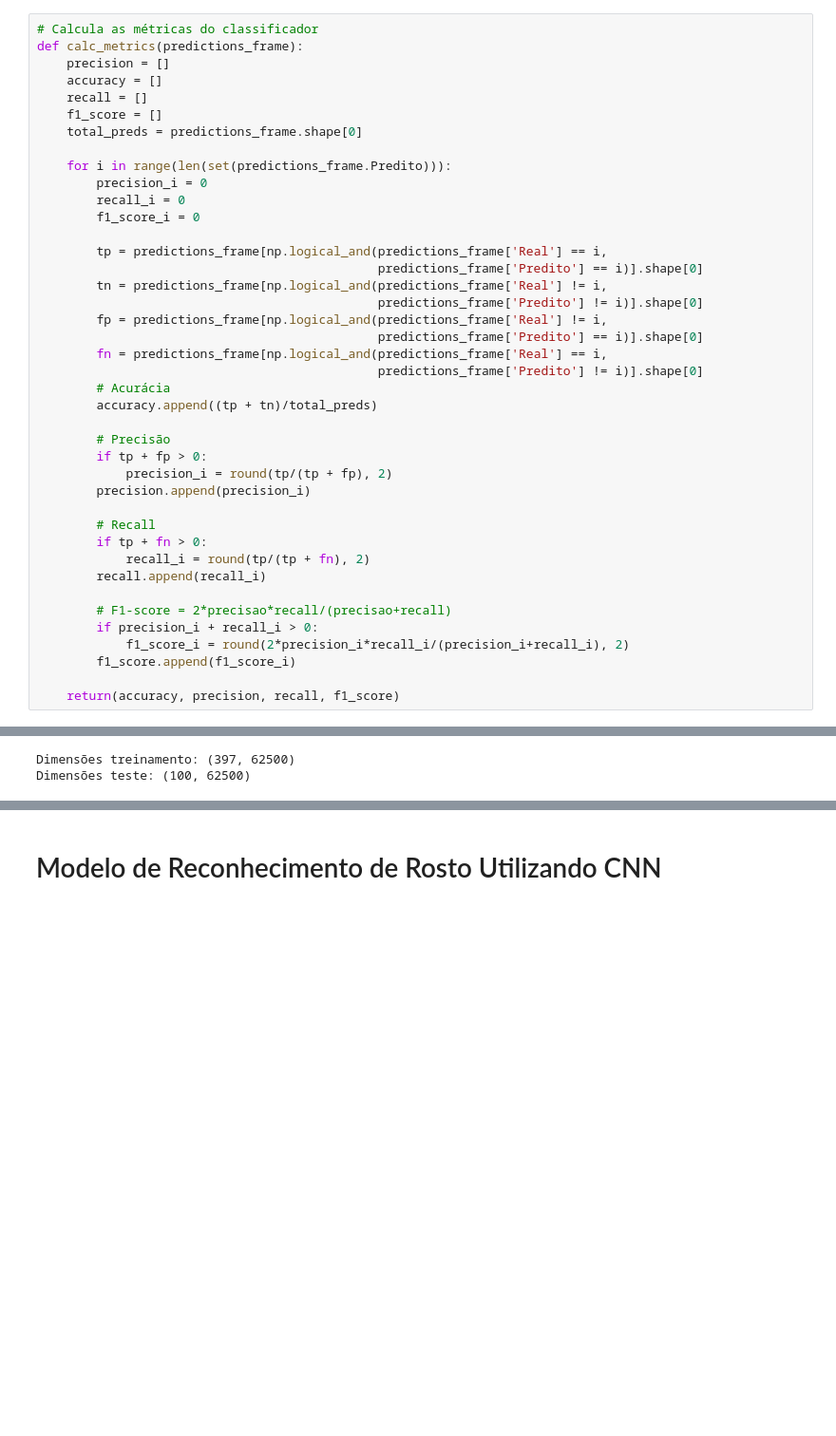
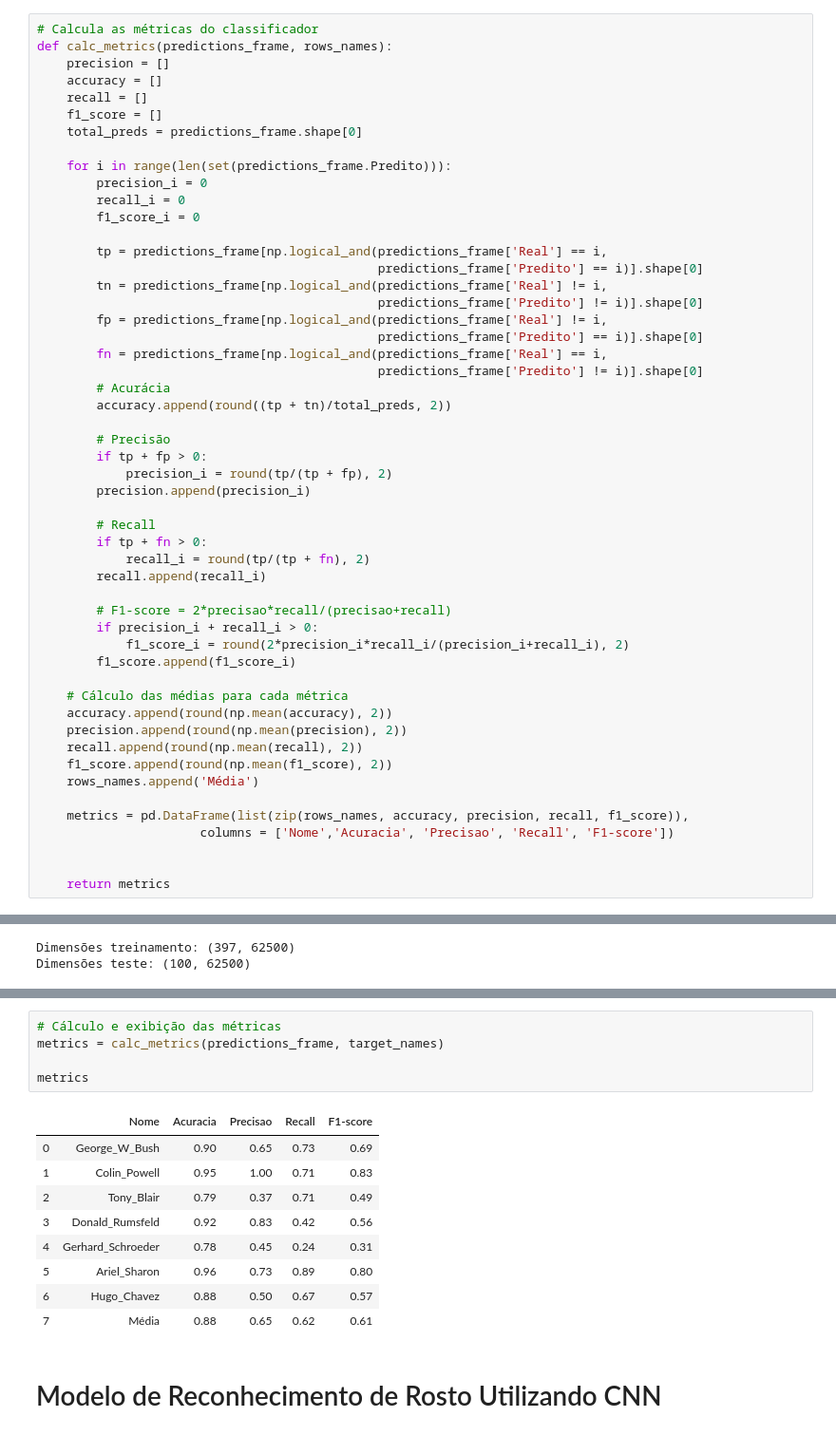
Before and after one commit to andrebiaggi/reconhecimento_facial, a Jupyter notebook: reconhecimento_facial.ipynb, the cells around one changed output, grey strips where cells are left out. Shown at 95% size. Cells and saved outputs as stored; diff of their text form; blank space fills up the shorter version.

Commit message:
Cálculo das médias das métricas

```diff
--- a/reconhecimento_facial.ipynb
+++ b/reconhecimento_facial.ipynb
@@ -99,7 +99,7 @@ def predict(dir_name, classifier):
     return(predictions)
 # %%
 # Calcula as métricas do classificador
-def calc_metrics(predictions_frame):
+def calc_metrics(predictions_frame, rows_names):
     precision = []
     accuracy = []
     recall = []
@@ -120,7 +120,7 @@ def calc_metrics(predictions_frame):
         fn = predictions_frame[np.logical_and(predictions_frame['Real'] == i,
                                               predictions_frame['Predito'] != i)].shape[0]
         # Acurácia
-        accuracy.append((tp + tn)/total_preds)
+        accuracy.append(round((tp + tn)/total_preds, 2))
 
         # Precisão
         if tp + fp > 0:
@@ -137,7 +137,18 @@ def calc_metrics(predictions_frame):
             f1_score_i = round(2*precision_i*recall_i/(precision_i+recall_i), 2)
         f1_score.append(f1_score_i)
 
-    return(accuracy, precision, recall, f1_score)
+    # Cálculo das médias para cada métrica
+    accuracy.append(round(np.mean(accuracy), 2))
+    precision.append(round(np.mean(precision), 2))
+    recall.append(round(np.mean(recall), 2))
+    f1_score.append(round(np.mean(f1_score), 2))
+    rows_names.append('Média')
+
+    metrics = pd.DataFrame(list(zip(rows_names, accuracy, precision, recall, f1_score)),
+                      columns = ['Nome','Acuracia', 'Precisao', 'Recall', 'F1-score'])
+
+
+    return metrics
 # %% [markdown]
 # Coleta e Preparação dos Dados
 # %%
@@ -356,3 +347,18 @@ Acurácia geral: 0.91
+# %%
+# Cálculo e exibição das métricas
+metrics = calc_metrics(predictions_frame, target_names)
+
+metrics
+# %% [output]
+|  | Nome | Acuracia | Precisao | Recall | F1-score |
+| 0 | George_W_Bush | 0.90 | 0.65 | 0.73 | 0.69 |
+| 1 | Colin_Powell | 0.95 | 1.00 | 0.71 | 0.83 |
+| 2 | Tony_Blair | 0.79 | 0.37 | 0.71 | 0.49 |
+| 3 | Donald_Rumsfeld | 0.92 | 0.83 | 0.42 | 0.56 |
+| 4 | Gerhard_Schroeder | 0.78 | 0.45 | 0.24 | 0.31 |
+| 5 | Ariel_Sharon | 0.96 | 0.73 | 0.89 | 0.80 |
+| 6 | Hugo_Chavez | 0.88 | 0.50 | 0.67 | 0.57 |
+| 7 | Média | 0.88 | 0.65 | 0.62 | 0.61 |
 # %% [markdown]
 # Modelo de Reconhecimento de Rosto Utilizando CNN
 # %%
```
Also changed, not shown: parts of 12 cells of this notebook.
